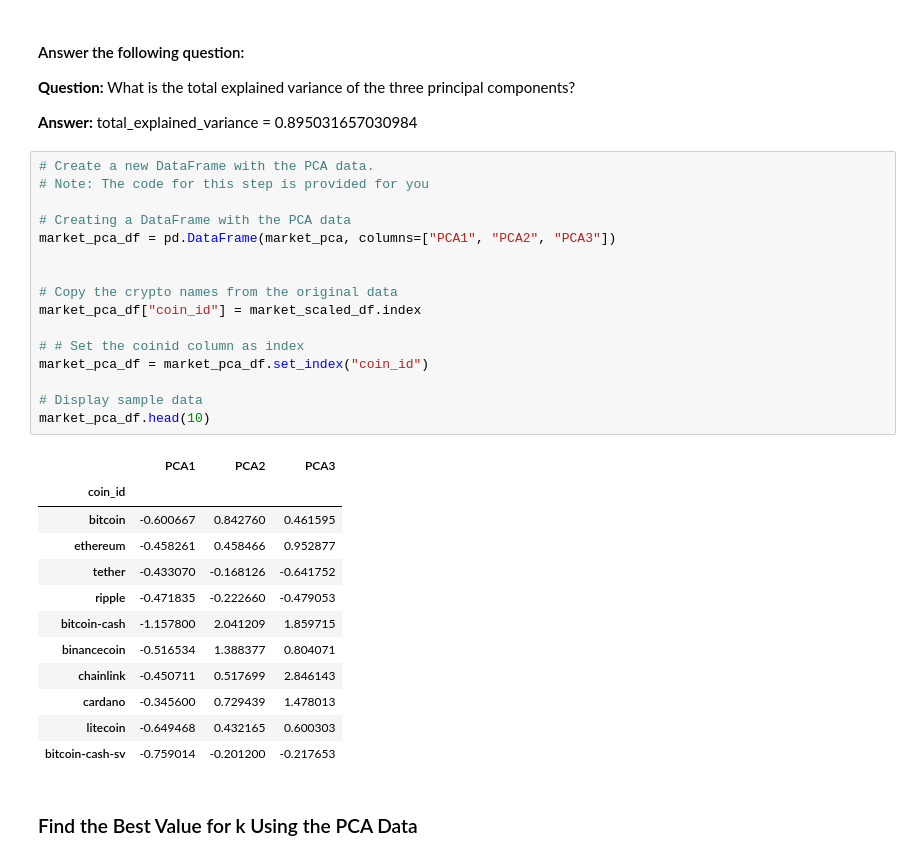
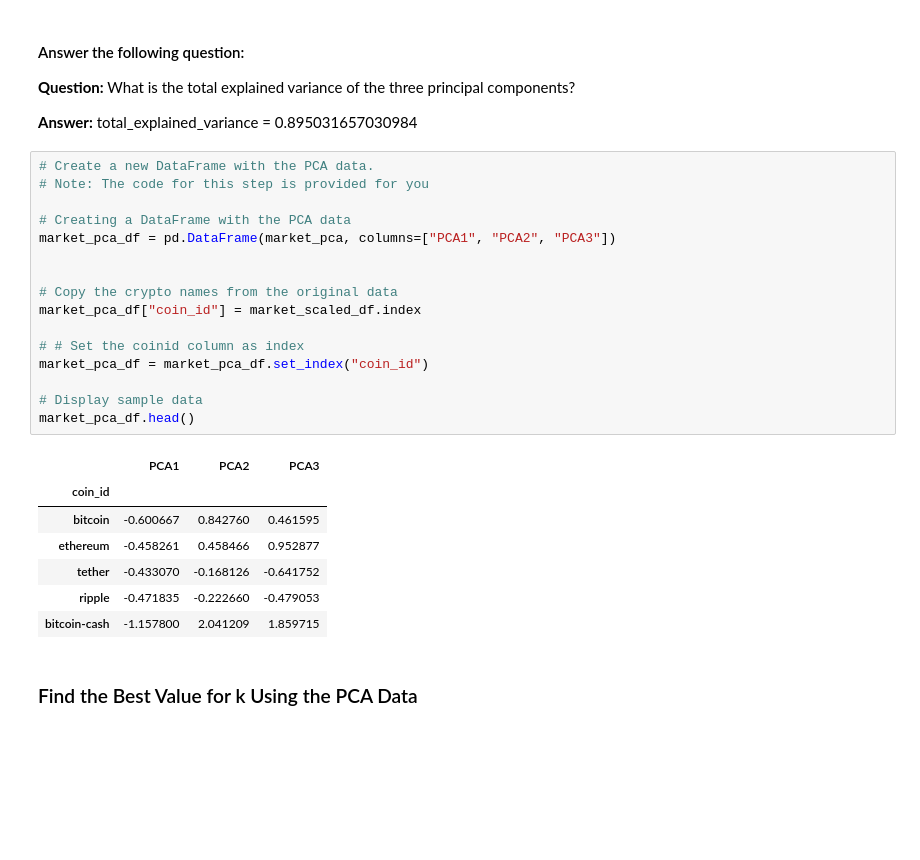
Before and after one commit to steven-frasica/CryptoClustering, a Jupyter notebook: Crypto_Clustering.ipynb, the cells around one changed output. Cells and saved outputs as stored; diff of their text form; blank space fills up the shorter version.

```diff
--- a/Crypto_Clustering.ipynb
+++ b/Crypto_Clustering.ipynb
@@ -248,32 +248,27 @@ total_explained_variance
 # %%
 # Create a new DataFrame with the PCA data.
 # Note: The code for this step is provided for you
 
 # Creating a DataFrame with the PCA data
 market_pca_df = pd.DataFrame(market_pca, columns=["PCA1", "PCA2", "PCA3"])
 
 
 # Copy the crypto names from the original data
 market_pca_df["coin_id"] = market_scaled_df.index
 
 # # Set the coinid column as index
 market_pca_df = market_pca_df.set_index("coin_id")
 
 # Display sample data
-market_pca_df.head(10)
+market_pca_df.head()
 # %% [output]
 |  | PCA1 | PCA2 | PCA3 |
 | coin_id |  |  |  |
 | bitcoin | -0.600667 | 0.842760 | 0.461595 |
 | ethereum | -0.458261 | 0.458466 | 0.952877 |
 | tether | -0.433070 | -0.168126 | -0.641752 |
 | ripple | -0.471835 | -0.222660 | -0.479053 |
 | bitcoin-cash | -1.157800 | 2.041209 | 1.859715 |
-| binancecoin | -0.516534 | 1.388377 | 0.804071 |
-| chainlink | -0.450711 | 0.517699 | 2.846143 |
-| cardano | -0.345600 | 0.729439 | 1.478013 |
-| litecoin | -0.649468 | 0.432165 | 0.600303 |
-| bitcoin-cash-sv | -0.759014 | -0.201200 | -0.217653 |
 # %% [markdown]
 ### Find the Best Value for k Using the PCA Data
 # %%
```
Also changed, not shown: parts of 1 cell of this notebook.
